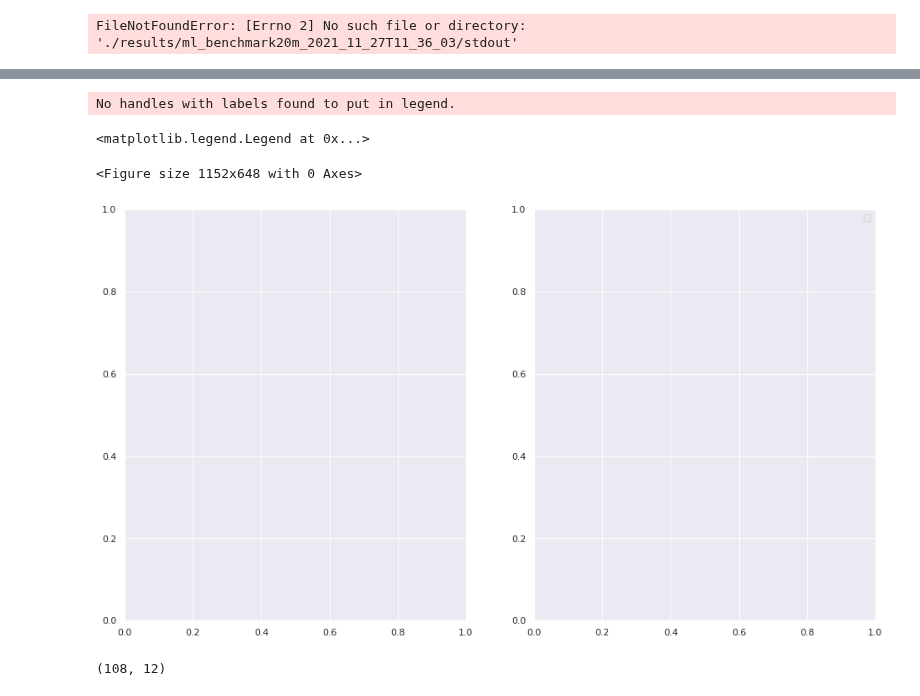
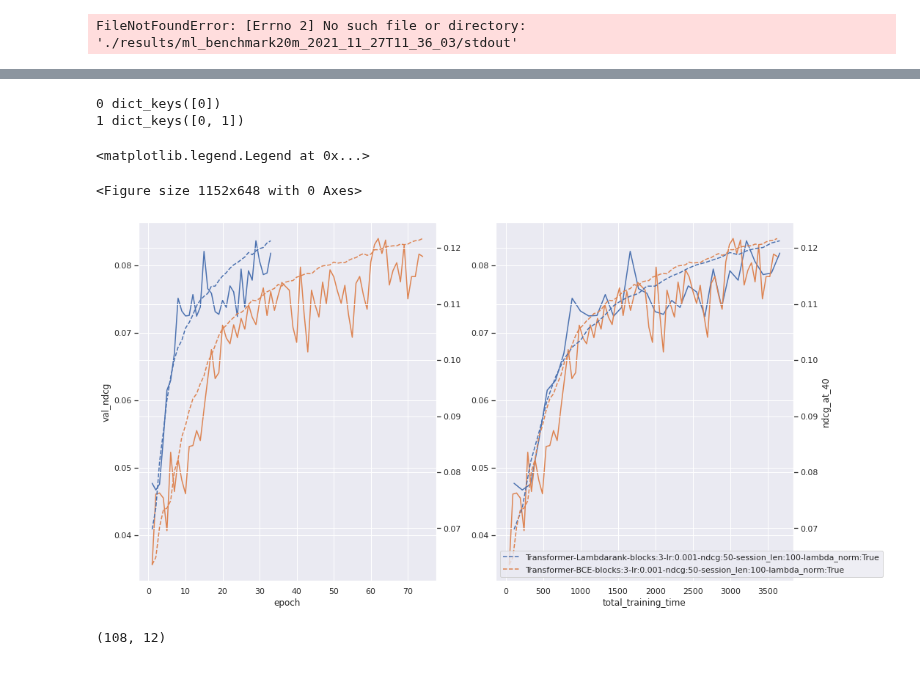
Before and after one commit to asash/gptrec_rl, a Jupyter notebook: evaluation/Results_analysis.ipynb, the cells around one changed output, grey strips where cells are left out. Cells and saved outputs as stored; diff of their text form; code cells hidden in the pictures.

Commit message:
steam analysis

```diff
--- a/evaluation/Results_analysis.ipynb
+++ b/evaluation/Results_analysis.ipynb
@@ -44,7 +44,7 @@ sb.set()
 # Lambdarank
 #experiment_logs = "./results/ml_benchmark20m_2021_11_26T10_36_55/stdout"
 #BCE
-experiment_logs = "./results/ml_benchmark20m_2021_11_27T11_36_03/stdout"
+#experiment_logs = "./results/ml_benchmark20m_2021_11_27T11_36_03/stdout"
 
 
 
@@ -54,6 +54,10 @@ experiment_logs = "./results/ml_benchmark20m_2021_11_27T11_36_03/stdout"
 
 #30-120
 #experiment_logs = "./results/ml_benchmark20m_2021_11_29T15_12_00/stdout"
+
+
+#stream -first run:
+experiment_logs = "./results/steam_benchmark_2021_12_02T16_41_29/stdout"
 # %%
 def moving_average(x, w):
     return np.convolve(x, np.ones(w), 'valid') / w
@@ -95,7 +96,8 @@ fig, ax = plt.subplots(1, len(axises))
 fig.set_figheight(9)
 fig.set_figwidth(16)
 
-interesting_models = ['Transformer-Lambdarank-blocks:3-lr:0.001-ndcg:50']
+interesting_models = ['Transformer-Lambdarank-blocks:3-lr:0.001-ndcg:50-session_len:100-lambda_norm:True',
+                      'Transformer-BCE-blocks:3-lr:0.001-ndcg:50-session_len:100-lambda_norm:True']
 second_metrics = {}
 
 for recommender in data:
@@ -104,42 +106,43 @@ for recommender in data:
     if len(recommender['metrics_history']) > 0:
         history = recommender['metrics_history']
         metric_name = 'val_ndcg'
-        second_metric_name = 'ndcg_at_50'
+        second_metric_name = 'ndcg_at_40'
         metric = moving_average(get_metric(history, metric_name), moving_average_steps)[:max_points]
         if second_metric_name != None:
             second_metric = moving_average(get_metric(history, second_metric_name), moving_average_steps)[:max_points]
         #success = get_metric(history, 'Success_at_4')
         #val_success = moving_average(get_metric(history, 'val_Success_at_4'), 5)
 
         #plt.plot(val_success, label=recommender['model_name'] + "val_sps")
         #plt.plot(success, label=recommender['model_name'] + "sps")
         for axis_num in range(len(axises)):
             axis_name = axises[axis_num]
             axis = get_metric(history, axis_name)[moving_average_steps - 1:][:max_points]
             ax[axis_num].plot(axis, metric,label=recommender['model_name'])
 
             ax[axis_num].set_xlabel(axis_name)
             if axis_num == 0:
                 ax[axis_num].set_ylabel(metric_name)
 
             if (second_metric_name != None):
                 if axis_num not in second_metrics:
                     second_metrics[axis_num] = ax[axis_num].twinx()
                     print(axis_num, second_metrics.keys())
                 ax2 = second_metrics[axis_num]
                 if axis_num == 1:
                     ax2.set_ylabel(second_metric_name)
                 ax2.plot(axis, second_metric, '--', label=recommender['model_name'],)
 
 
         #plt.plot(ndcg, label=recommender['model_name'] + "ndcg")
         #plt.plot(val_success, label=recommender['model_name'] + "_val_sps")
 plt.legend()
 # %% [output]
-No handles with labels found to put in legend.
+0 dict_keys([0])
+1 dict_keys([0, 1])
 <matplotlib.legend.Legend at 0x...>
 <Figure size 1152x648 with 0 Axes>
-[figure, old version]
+[figure, new version]
 # %%
 len(metric), len(metric) - np.argmax(metric) - 1
 # %% [output]
```
Also changed, not shown: parts of 1 cell of this notebook.
